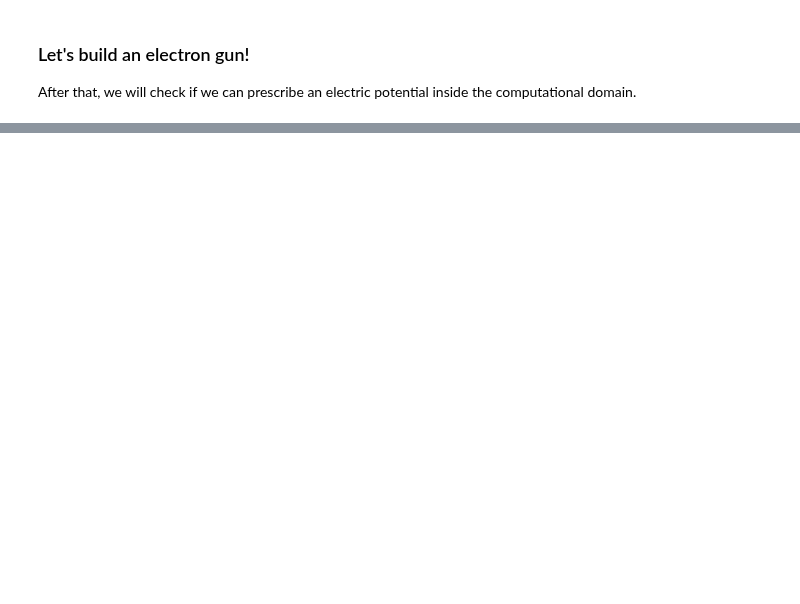
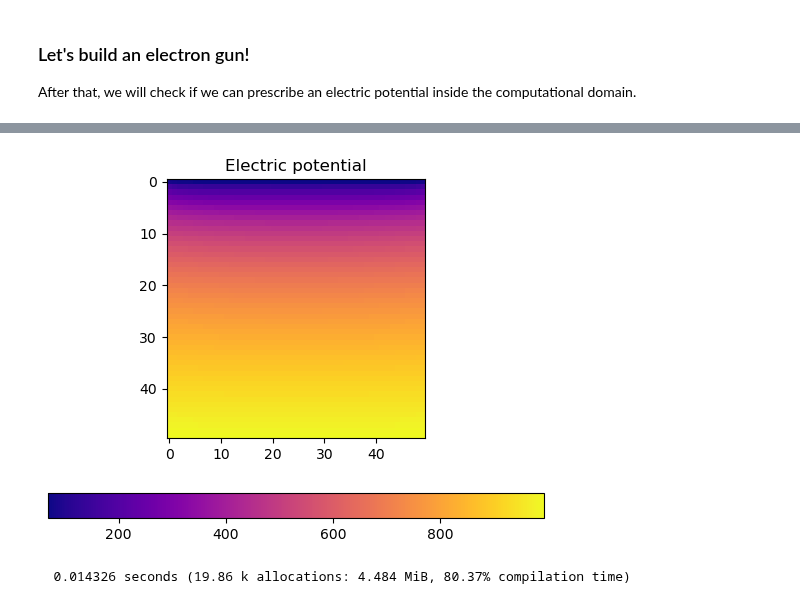
Before and after one commit to bchaber/pole, a Jupyter notebook: PoissonEquation.ipynb, the cells around one changed output, grey strips where cells are left out. Cells and saved outputs as stored; diff of their text form; code cells hidden in the pictures; blank space fills up the shorter version.

Commit message:
Not-yet-working Poisson equation in cylindrical coordinate system

```diff
--- a/PoissonEquation.ipynb
+++ b/PoissonEquation.ipynb
@@ -250,0 +318,29 @@ nothing
+# %%
+h  = 0.02
+rf = 0.1:h:1.1
+zf = 0.0:h:1.0
+rc = 0.5 .* rf[1:end-1] .+
+     0.5 .* rf[2:end]
+zc = 0.5 .* zf[1:end-1] .+
+     0.5 .* zf[2:end]
+nr = length(rc)
+nz = length(zc)
+rr = repeat(rc,   1, nz)
+zz = repeat(zc', nr,  1)
+nothing
+# %%
+ρ = zeros(nr, nz)
+dbc = DirichletBC(0.)
+hv  = DirichletBC(1000.)
+bc = NeumannBC()
+ps = LinearSolver(zf, rf, left=bc, right=bc, upper=dbc, lower=hv)
+cylindrical!(ps, rc)
+
+@time it = solve!(ps, reshape(ρ,:))
+φ  = solution(ps)
+imshow(φ', cmap="plasma"); colorbar(orientation="horizontal")
+title("Electric potential")
+nothing
+# %% [output]
+[figure, added]
+  0.014326 seconds (19.86 k allocations: 4.484 MiB, 80.37% compilation time)
```
Also changed, not shown: parts of 17 cells of this notebook, 1 other file.
